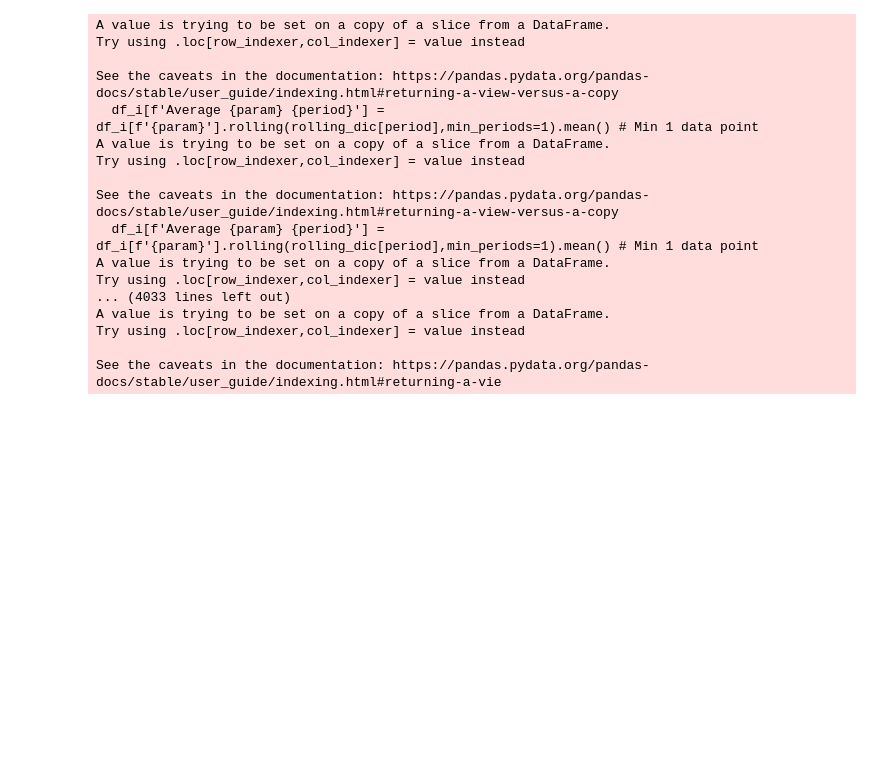
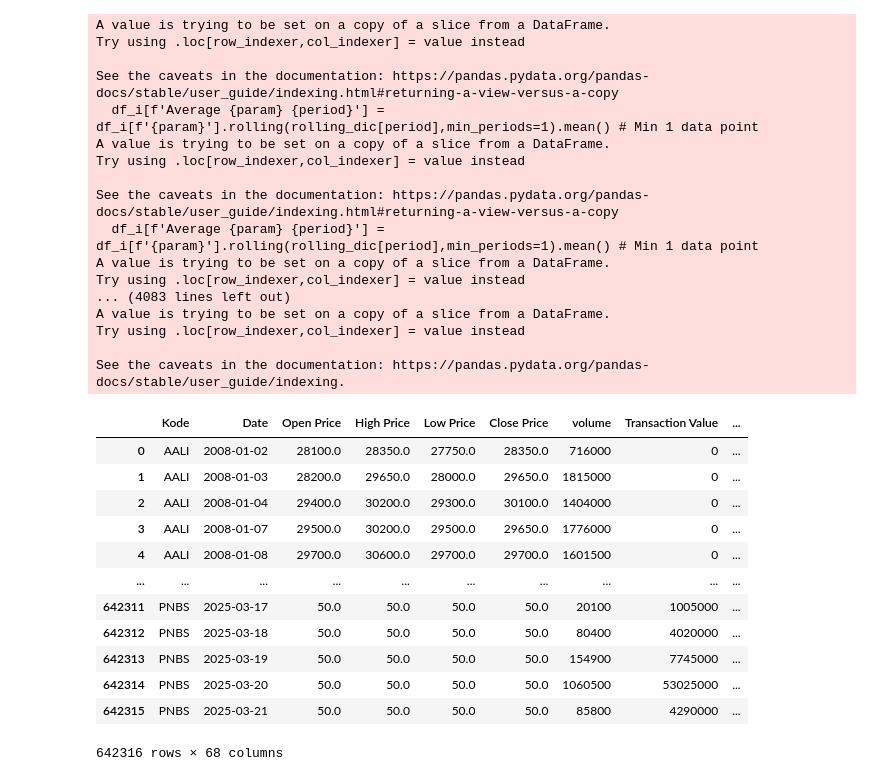
Before and after one commit to IrfanHilman/project_pegadaian, a Jupyter notebook: universe_creation/stock_screening_pegadaian.ipynb, the cells around one changed output. Cells and saved outputs as stored; diff of their text form; code cells hidden in the pictures; blank space fills up the shorter version.

```diff
--- a/universe_creation/stock_screening_pegadaian.ipynb
+++ b/universe_creation/stock_screening_pegadaian.ipynb
@@ -3,10 +3,10 @@ import pandas as pd
 import numpy as np
 from datetime import datetime
 # %%
-database_1 = pd.read_csv('/Users/irfanhilman/Downloads/Database/Database Ringkas/Database Part 1.csv')
-database_2 = pd.read_csv('/Users/irfanhilman/Downloads/Database/Database Ringkas/Database Part 2.csv')
-database_3 = pd.read_csv('/Users/irfanhilman/Downloads/Database/Database Ringkas/Database Part 3.csv')
-database_4 = pd.read_csv('/Users/irfanhilman/Downloads/Database/Database Ringkas/Database Part 4.csv')
+database_1 = pd.read_csv('C:/Users/Infovesta PC-04/Documents/Database/Database Ringkas/Database Part 1.csv')
+database_2 = pd.read_csv('C:/Users/Infovesta PC-04/Documents/Database/Database Ringkas/Database Part 2.csv')
+database_3 = pd.read_csv('C:/Users/Infovesta PC-04/Documents/Database/Database Ringkas/Database Part 3.csv')
+database_4 = pd.read_csv('C:/Users/Infovesta PC-04/Documents/Database/Database Ringkas/Database Part 4.csv')
 database = pd.concat([database_1,database_2,database_3,database_4])
 # %%
 one_month = 21
@@ -41,11 +41,27 @@ See the caveats in the documentation: https://pandas.pydata.org/pandas-docs/stab
   df_i[f'Average {param} {period}'] = df_i[f'{param}'].rolling(rolling_dic[period],min_periods=1).mean() # Min 1 data point
 A value is trying to be set on a copy of a slice from a DataFrame.
 Try using .loc[row_indexer,col_indexer] = value instead
-... (4033 lines left out)
+... (4083 lines left out)
 A value is trying to be set on a copy of a slice from a DataFrame.
 Try using .loc[row_indexer,col_indexer] = value instead
 
-See the caveats in the documentation: https://pandas.pydata.org/pandas-docs/stable/user_guide/indexing.html#returning-a-vie
+See the caveats in the documentation: https://pandas.pydata.org/pandas-docs/stable/user_guide/indexing.
 # %%
-universe = pd.read_excel('Konstituen Pegadaian.xlsx')
+universe = pd.read_excel('C:/Users/Infovesta PC-04/project_pegadaian/universe_creation/Konstituen Pegadaian.xlsx').drop('Nama', axis=1)
+database = database.drop_duplicates().drop("Unnamed: 0", axis=1)
 universe = universe.merge(database,on='Kode',how='left')
+universe
+# %% [output]
+|  | Kode | Date | Open Price | High Price | Low Price | Close Price | volume | Transaction Value | ... |
+| 0 | AALI | 2008-01-02 | 28100.0 | 28350.0 | 27750.0 | 28350.0 | 716000 | 0 | ... |
+| 1 | AALI | 2008-01-03 | 28200.0 | 29650.0 | 28000.0 | 29650.0 | 1815000 | 0 | ... |
+| 2 | AALI | 2008-01-04 | 29400.0 | 30200.0 | 29300.0 | 30100.0 | 1404000 | 0 | ... |
+| 3 | AALI | 2008-01-07 | 29500.0 | 30200.0 | 29500.0 | 29650.0 | 1776000 | 0 | ... |
+| 4 | AALI | 2008-01-08 | 29700.0 | 30600.0 | 29700.0 | 29700.0 | 1601500 | 0 | ... |
+| ... | ... | ... | ... | ... | ... | ... | ... | ... | ... |
+| 642311 | PNBS | 2025-03-17 | 50.0 | 50.0 | 50.0 | 50.0 | 20100 | 1005000 | ... |
+| 642312 | PNBS | 2025-03-18 | 50.0 | 50.0 | 50.0 | 50.0 | 80400 | 4020000 | ... |
+| 642313 | PNBS | 2025-03-19 | 50.0 | 50.0 | 50.0 | 50.0 | 154900 | 7745000 | ... |
+| 642314 | PNBS | 2025-03-20 | 50.0 | 50.0 | 50.0 | 50.0 | 1060500 | 53025000 | ... |
+| 642315 | PNBS | 2025-03-21 | 50.0 | 50.0 | 50.0 | 50.0 | 85800 | 4290000 | ... |
+642316 rows × 68 columns
```
Also changed, not shown: parts of 3 cells of this notebook, 10 other files.
